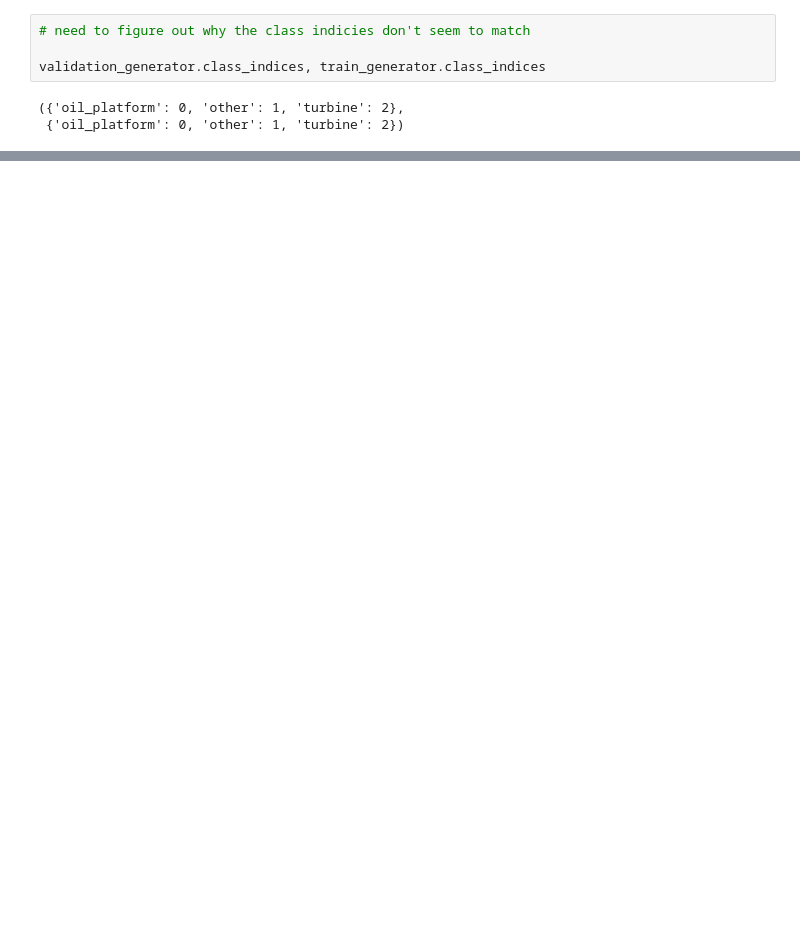
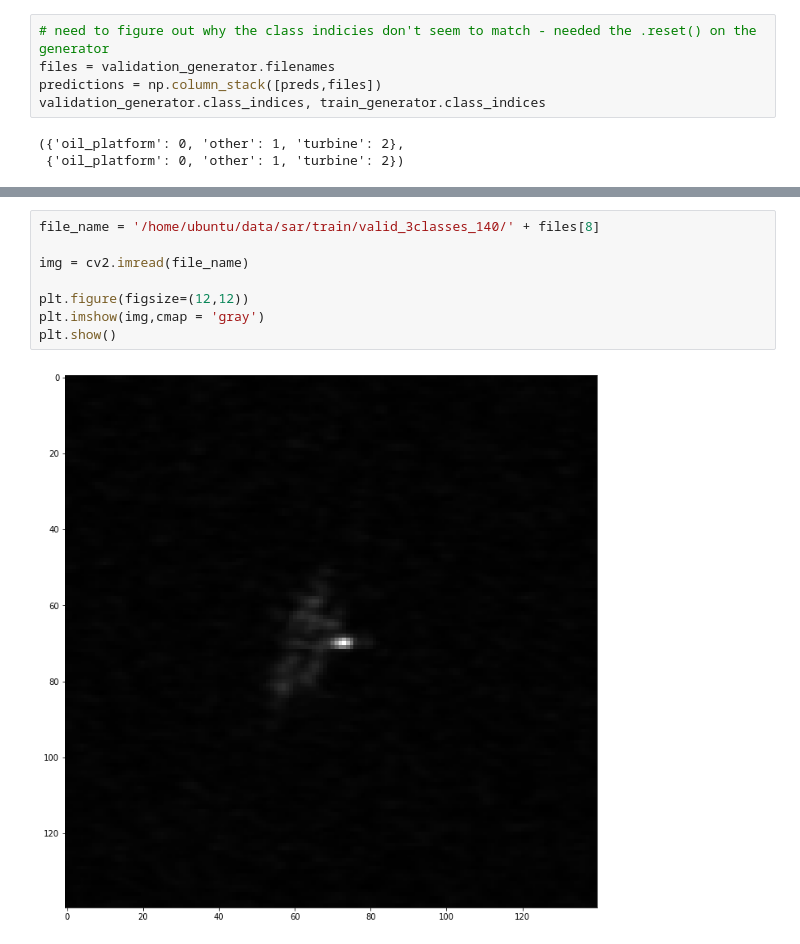
Before and after one commit to karijdempsey/learningWithKaggle, a Jupyter notebook: sar/1.0-kd-new_model_sar.ipynb, the cells around one changed output, grey strips where cells are left out. Drawn from its saved outputs; the diff is of its cells as text; blank space fills up the shorter version.

```diff
--- a/sar/1.0-kd-new_model_sar.ipynb
+++ b/sar/1.0-kd-new_model_sar.ipynb
@@ -205,6 +200,7 @@ array([[  1.73124205e-03,   1.89667195e-01,   8.08601558e-01],
 # %%
-# need to figure out why the class indicies don't seem to match
-
+# need to figure out why the class indicies don't seem to match - needed the .reset() on the generator
+files = validation_generator.filenames
+predictions = np.column_stack([preds,files])
 validation_generator.class_indices, train_generator.class_indices
 # %% [output]
 ({'oil_platform': 0, 'other': 1, 'turbine': 2},
@@ -231,0 +228,10 @@ validation_generator.filenames[0:100]
+# %%
+file_name = '/home/ubuntu/data/sar/train/valid_3classes_140/' + files[8]
+
+img = cv2.imread(file_name)
+
+plt.figure(figsize=(12,12))
+plt.imshow(img,cmap = 'gray')
+plt.show()
+# %% [output]
+[figure, added]
```
Also changed, not shown: parts of 11 cells of this notebook.
